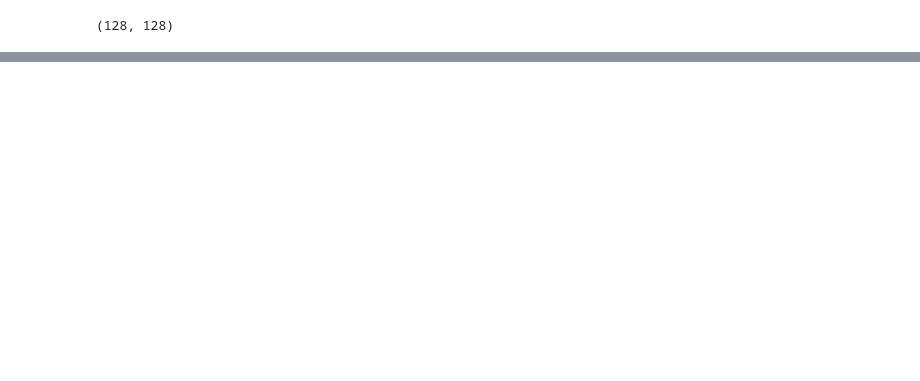
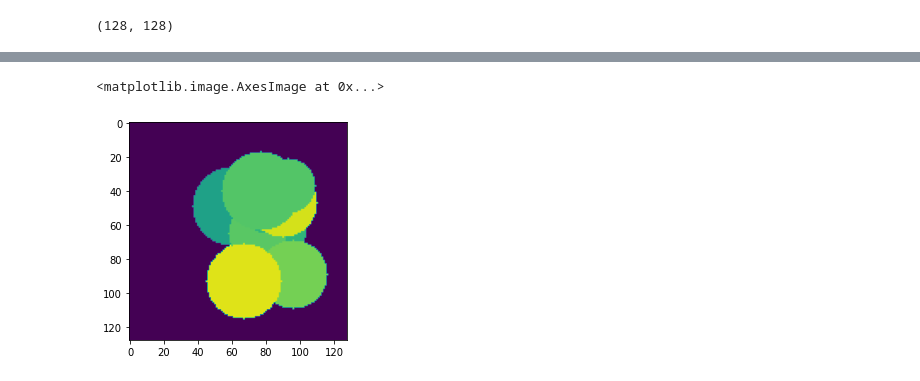
Before and after one commit to akansh12/monai-tutorial, a Jupyter notebook: MONAI/MONAI_tutorial_2(2D_seg).ipynb, the cells around one changed output, grey strips where cells are left out. Saved outputs shown, nothing was run; the diff lists cells and outputs as text; code cells hidden in the pictures; blank space fills up the shorter version.

```diff
--- a/MONAI/MONAI_tutorial_2(2D_seg).ipynb
+++ b/MONAI/MONAI_tutorial_2(2D_seg).ipynb
@@ -138,0 +146,4 @@ for batch_data in train_loader:
+# %%
+x = torch.zeros(1, 1, 128, 128, dtype=torch.float, requires_grad=False)
+out = model(x.to(device))
+make_dot(out)
@@ -227,0 +241,11 @@ train completed, best_metric: 0.9861 at epoch: 10
+# %%
+for x in val_loader:
+  break
+# %%
+img = x['img'].to(device)
+label = x['seg'].to(device)
+# %%
+plt.imshow(img[0][0].to('cpu').numpy())
+# %% [output]
+<matplotlib.image.AxesImage at 0x...>
+[figure, added]
```
Also changed, not shown: parts of 19 cells of this notebook.
